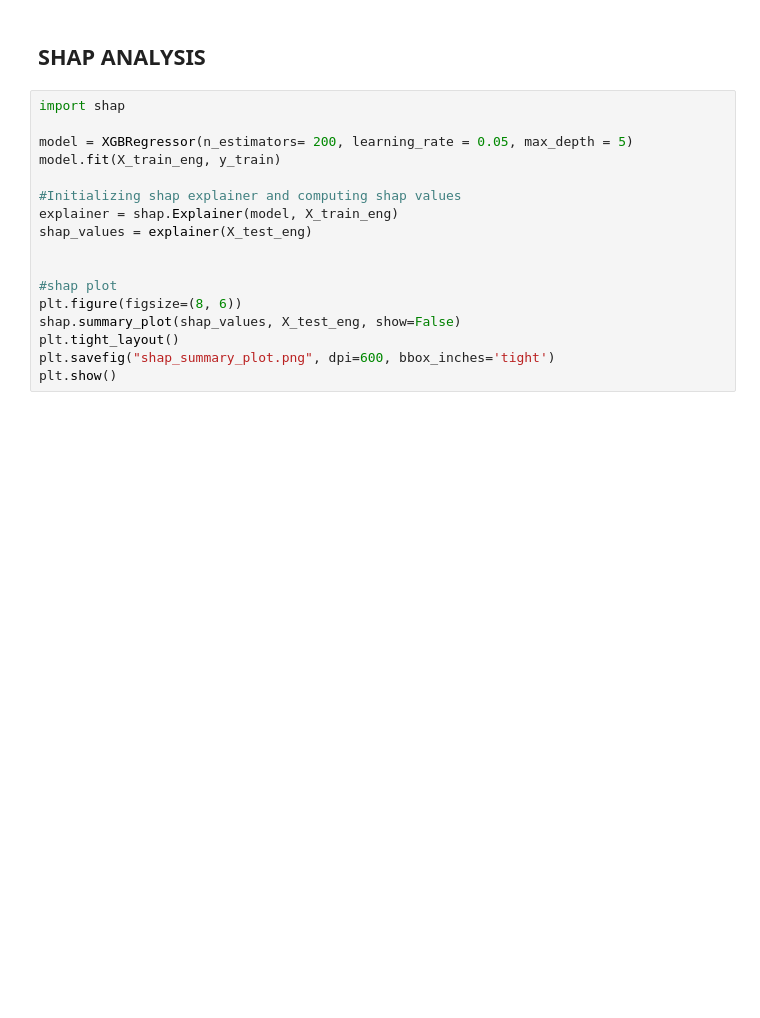
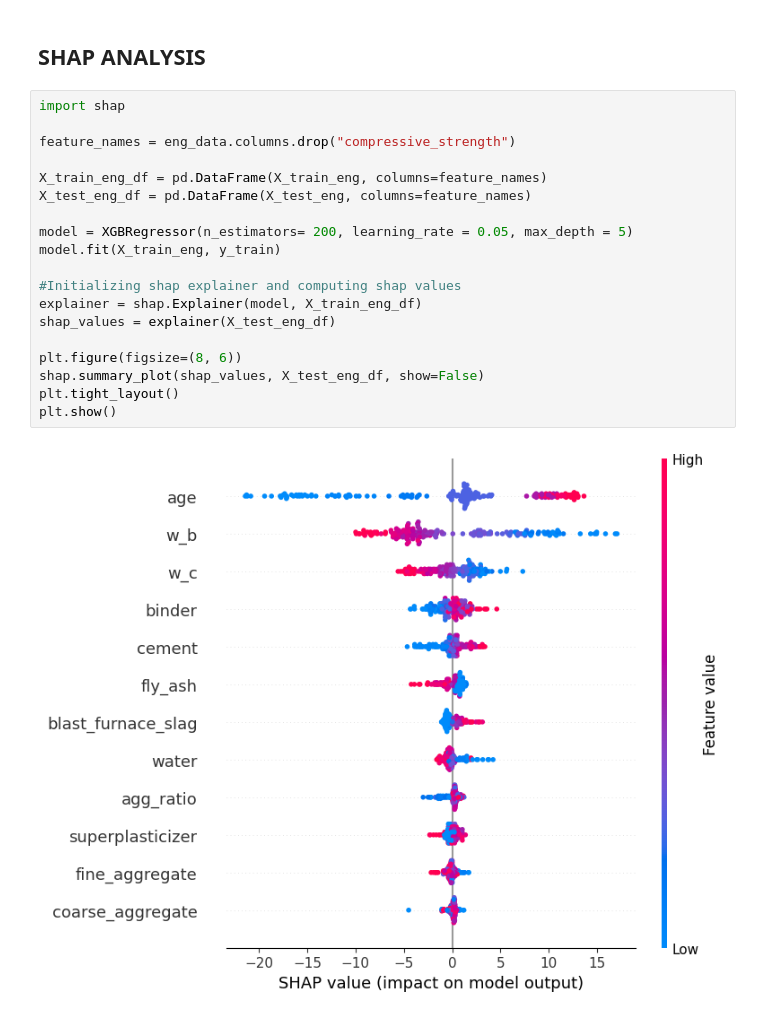
Before and after one commit to AbubakarDanhaya/Concrete_research, a Jupyter notebook: Feature_Design/ML_Modelling/notebook.ipynb, the cells around one changed output. Saved outputs shown, nothing was run; the diff lists cells and outputs as text; blank space fills up the shorter version.

```diff
--- a/Feature_Design/ML_Modelling/notebook.ipynb
+++ b/Feature_Design/ML_Modelling/notebook.ipynb
@@ -274,23 +274,27 @@ plt.show()
 [figure]
 # %% [markdown]
 ## **SHAP ANALYSIS**
-# %%
-import shap
-
-model = XGBRegressor(n_estimators= 200, learning_rate = 0.05, max_depth = 5)
-model.fit(X_train_eng, y_train)
-
-#Initializing shap explainer and computing shap values
-explainer = shap.Explainer(model, X_train_eng)
-shap_values = explainer(X_test_eng)
-
-
-#shap plot
-plt.figure(figsize=(8, 6))
-shap.summary_plot(shap_values, X_test_eng, show=False)
-plt.tight_layout()
-plt.savefig("shap_summary_plot.png", dpi=600, bbox_inches='tight')
-plt.show()
+# %%
+import shap
+
+feature_names = eng_data.columns.drop("compressive_strength")
+
+X_train_eng_df = pd.DataFrame(X_train_eng, columns=feature_names)
+X_test_eng_df = pd.DataFrame(X_test_eng, columns=feature_names)
+
+model = XGBRegressor(n_estimators= 200, learning_rate = 0.05, max_depth = 5)
+model.fit(X_train_eng, y_train)
+
+#Initializing shap explainer and computing shap values
+explainer = shap.Explainer(model, X_train_eng_df)
+shap_values = explainer(X_test_eng_df)
+
+plt.figure(figsize=(8, 6))
+shap.summary_plot(shap_values, X_test_eng_df, show=False)
+plt.tight_layout()
+plt.show()
+# %% [output]
+[figure, added]
 # %%
 # feature importance
 
```
Also changed, not shown: parts of 3 cells of this notebook.
